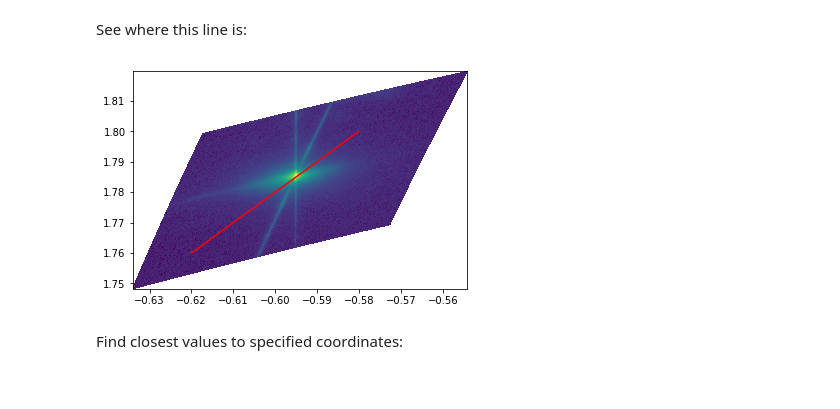
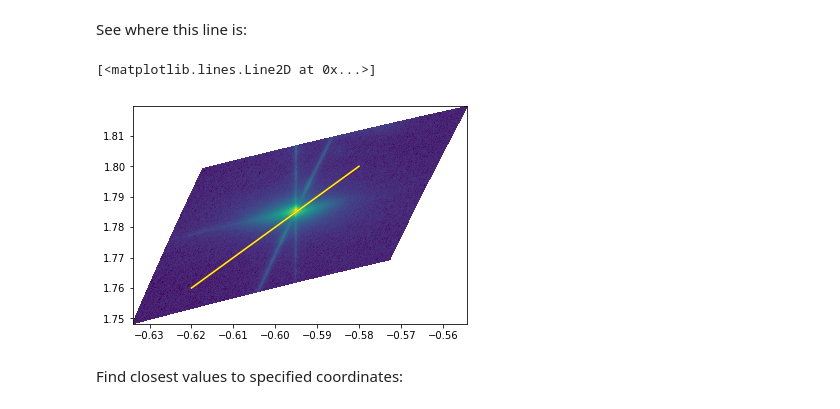
Before and after one commit to ezatterin/edoxrd, a Jupyter notebook: examples/devel_cuts.ipynb, the cells around one changed output. Drawn from its saved outputs; the diff is of its cells as text; code cells hidden in the pictures.

```diff
--- a/examples/devel_cuts.ipynb
+++ b/examples/devel_cuts.ipynb
@@ -71,12 +71,17 @@ Combine with choosing any line cut on the plot. Choose start,finish `qx,qz` coor
 # %%
 start_qx, start_qz = -0.62, 1.76
 end_qx, end_qz = -0.58, 1.80
+# %%
+x = np.linspace(start_qx,end_qx,100)
+z = np.linspace(start_qz,end_qz,100)
 # %% [markdown]
 See where this line is:
 # %%
 plt.pcolormesh(qx,qz,i)
 plt.plot([start_qx, end_qx], [start_qz, end_qz], c='red');
+plt.plot(x,z,c='yellow')
 # %% [output]
+[<matplotlib.lines.Line2D at 0x...>]
-[figure, old version]
+[figure, new version]
 # %% [markdown]
 Find closest values to specified coordinates:
```
Also changed, not shown: parts of 12 cells of this notebook.
